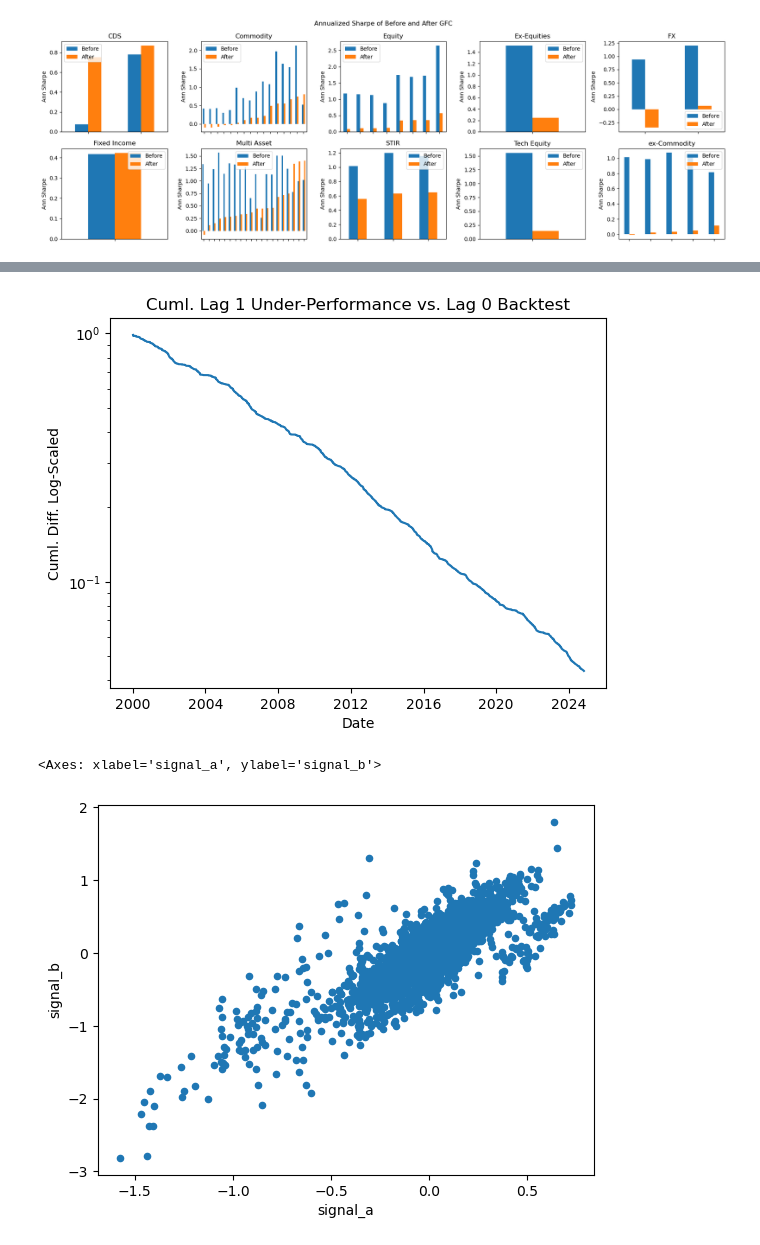
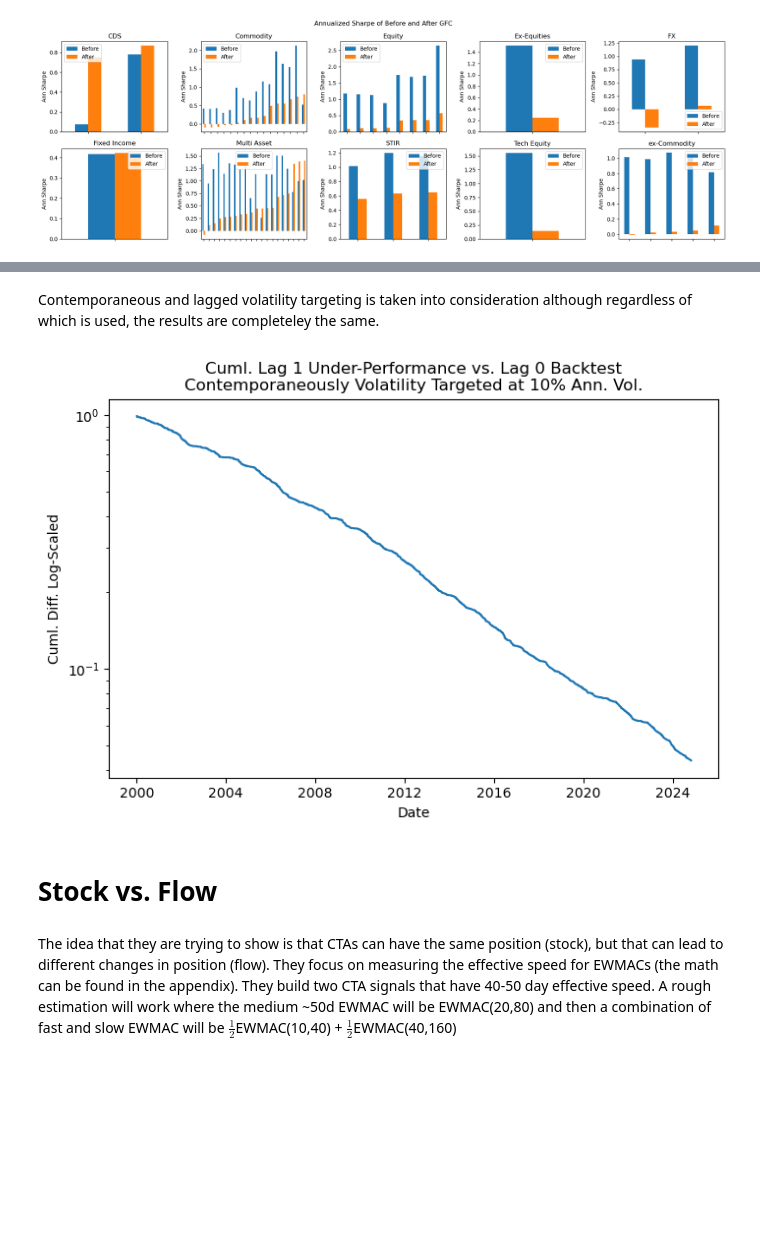
Before and after one commit to diegodalvarez/TrendSystem, a Jupyter notebook: Research/Blogs/Gresham.ipynb, the cells around one changed output, grey strips where cells are left out. Drawn from its saved outputs; the diff is of its cells as text; code cells hidden in the pictures; blank space fills up the shorter version.

Commit message:
stock vs flow gresham

```diff
--- a/Research/Blogs/Gresham.ipynb
+++ b/Research/Blogs/Gresham.ipynb
@@ -160,9 +168,8 @@ plt.tight_layout()
 # %%
-path = r"C:\Users\Diego\Documents\GitHub\TrendSystem\data\Signals\DaoNguyenDerembleLemperiereBouchaudPotters.parquet"
-path = os.path.join(data_path, "Signals",)
+path = os.path.join(data_path, "Signals", "DaoNguyenDerembleLemperiereBouchaudPotters.parquet")
 df_signal = (pd.read_parquet(path = path, engine = "pyarrow"))
 # %%
-path = r"C:\Users\Diego\Documents\GitHub\TrendSystem\data\TrendIndices\TrendIndicesGuide.xlsx"
+path = os.path.join(data_path, "TrendIndices", "TrendIndicesGuide.xlsx")
 df_idx_ticker = (pd
     .read_excel(io = path, sheet_name = "IndexReplication")
     .loc[lambda x: x.group == "TLDao"]
@@ -220,41 +227,29 @@ df_spread = (df_port
         spread2 = lambda x: x.lag_rtn_perfect - x.perf_rtn_perfect,
         spread3 = lambda x: x.lag_rtn_lagged - x.perf_rtn_lagged,
         spread4 = lambda x: x.lag_rtn_perfect - x.perf_rtn_lagged))
+# %% [markdown]
+Contemporaneous and lagged volatility targeting is taken into consideration although regardless of which is used, the results are completeley the same.
 # %%
 (df_spread
     [["spread2"]]
     .apply(lambda x: np.cumprod(1 + x))
     .plot(
-        logy   = True,
-        legend = False,
-        ylabel = "Cuml. Diff. Log-Scaled",
-        title  = "Cuml. Lag 1 Under-Performance vs. Lag 0 Backtest",
-        xlabel = "Date"))
+        logy    = True,
+        legend  = False,
+        ylabel  = "Cuml. Diff. Log-Scaled",
+        title   = "Cuml. Lag 1 Under-Performance vs. Lag 0 Backtest\nContemporaneously Volatility Targeted at 10% Ann. Vol.",
+        xlabel  = "Date",
+        figsize = (8,5)))
 
 plt.show()
 # %% [output]
-[figure, old version]
+[figure, new version]
+# %% [markdown]
+# Stock vs. Flow
+# %% [markdown]
+The idea that they are trying to show is that CTAs can have the same position (stock), but that can lead to different changes in position (flow). They focus on measuring the effective speed for EWMACs (the math can be found in the appendix). They build two CTA signals that have 40-50 day effective speed. A rough estimation will work where the medium ~50d EWMAC will be EWMAC(20,80) and then a combination of fast and slow EWMAC will be $\frac{1}{2}$EWMAC(10,40) + $\frac{1}{2}$EWMAC(40,160)
 # %%
 df_cl = (df_signal
     .loc[lambda x: x.ticker == "cl1_comdty"]
     .set_index("date")
     [["px"]])
-# %%
-(df_cl
-    .assign(
-        fast_window_a = lambda x: x.px.ewm(span = 65, adjust = False).mean(),
-        slow_window_a = lambda x: x.px.ewm(span = 130, adjust = False).mean(),
-        signal_a    = lambda x: x.fast_window_a - x.slow_window_a,
-        fast_window_b = lambda x: x.px.ewm(span = 16, adjust = False).mean(),
-        slow_window_b = lambda x: x.px.ewm(span = 64, adjust = False).mean(),
-        ewmac_fast    = lambda x: x.fast_window_b - x.slow_window_b,
-        fast1_b       = lambda x: x.px.ewm(span = 128, adjust = False).mean(),
-        slow1_b       = lambda x: x.px.ewm(span = 512, adjust = False).mean(),
-        ewmac_slow    = lambda x: x.fast1_b - x.slow1_b,
-        signal_b      = lambda x: (0.5 * x.ewmac_fast) + (0.5 * x.ewmac_slow))
-    [["signal_a", "signal_b"]]
-    .diff()
-    .plot(kind = "scatter", x = "signal_a", y = "signal_b"))
-# %% [output]
-<Axes: xlabel='signal_a', ylabel='signal_b'>
-[figure, removed]
```
Also changed, not shown: parts of 11 cells of this notebook, 1 other file.
